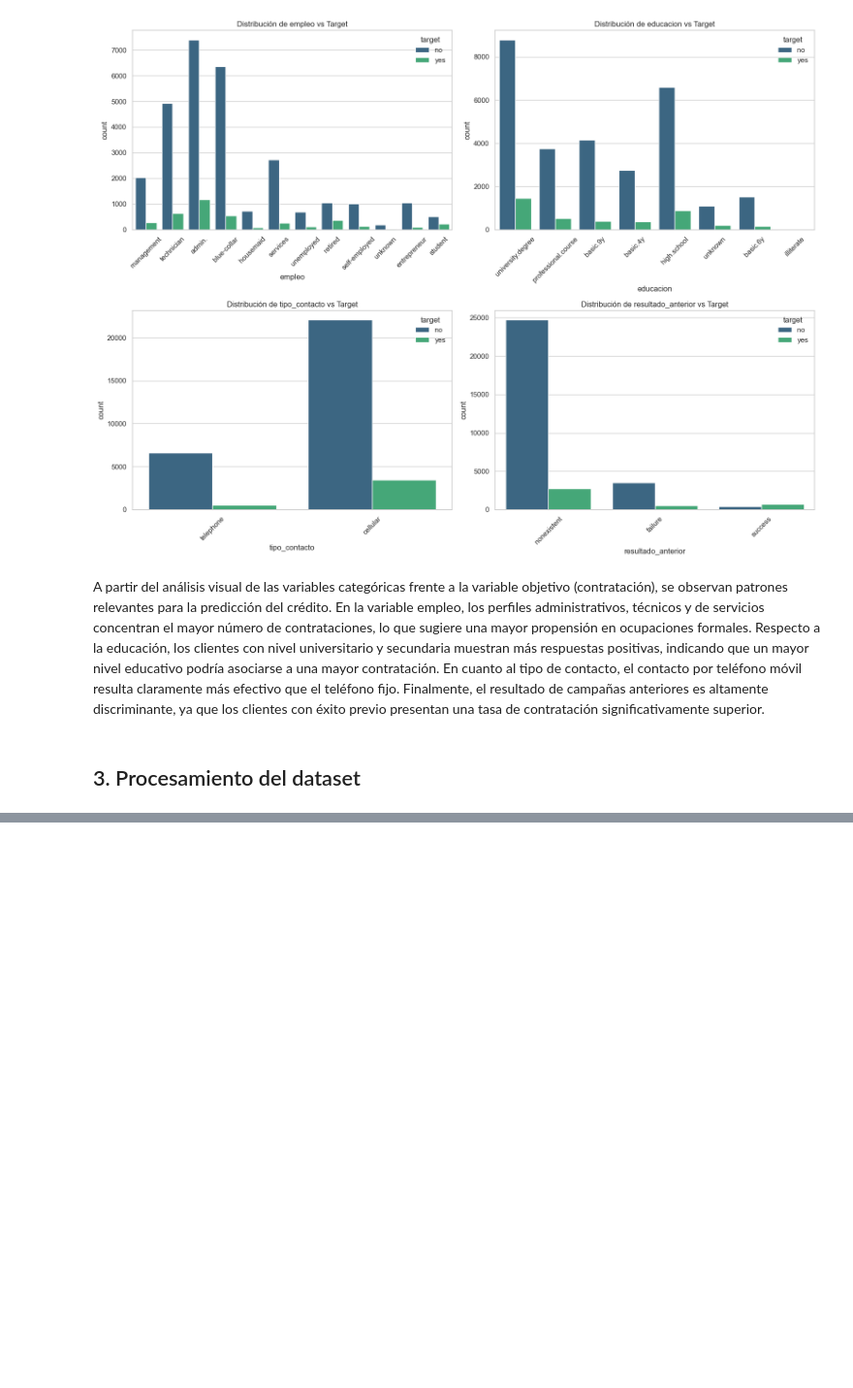
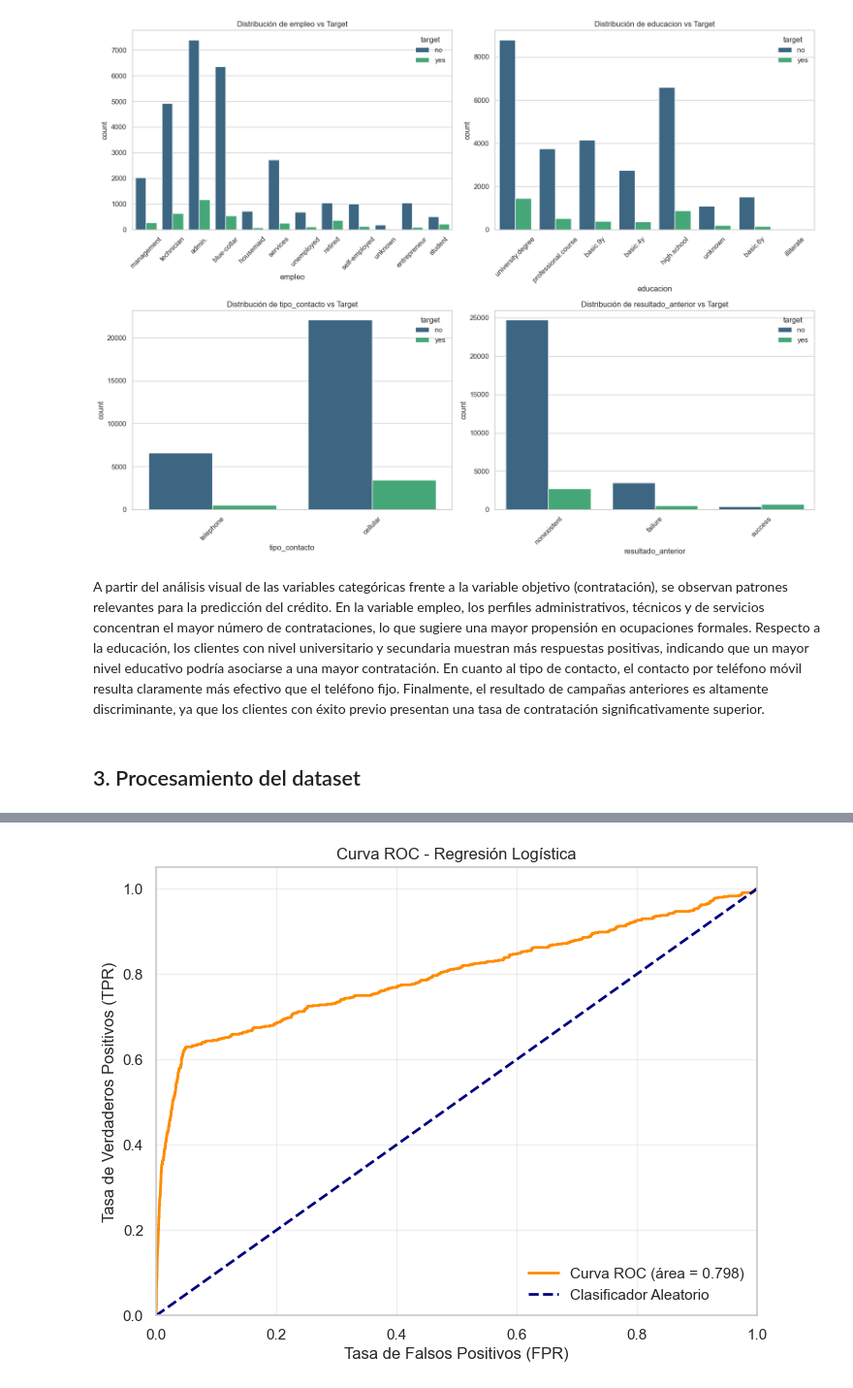
Before and after one commit to Geovart/Machine-learning-project-for-contract-prediction, a Jupyter notebook: notebook/Proyecto-prediccion-contratos.ipynb, the cells around one changed output, grey strips where cells are left out. Shown at 97% size. Saved outputs shown, nothing was run; the diff lists cells and outputs as text; code cells hidden in the pictures; blank space fills up the shorter version.

Commit message:
Modelo entrenado

```diff
--- a/notebook/Proyecto-prediccion-contratos.ipynb
+++ b/notebook/Proyecto-prediccion-contratos.ipynb
@@ -334,13 +367,11 @@ onehot_test = pd.DataFrame(X_test_cat,
 # %%
-# 7. ENSAMBLAJE FINAL (X_train y X_test con 100% de coincidencia de columnas)
-X_train = pd.concat([train_prep[num_features], onehot_train], axis=1)
-X_test = pd.concat([test_prep[num_features], onehot_test], axis=1)
+# 5. CONCATENACIÓN FINAL: Unir numéricas (ya escaladas) con las nuevas categóricas
+X_train_final = pd.concat([train_prep[num_features], onehot_train], axis=1)
+X_test_final = pd.concat([test_prep[num_features], onehot_test], axis=1)
 
-print("\n✅ PROCESAMIENTO COMPLETADO EXITOSAMENTE")
-print(f" X_train: {X_train.shape} | y_train: {y_train.shape}")
-print(f" X_test:  {X_test.shape} | y_test:  {y_test.shape}")
-
-# Verificación de que no hay nulos ni objetos
-if X_train.isnull().sum().sum() == 0 and X_train.select_dtypes(include='object').empty:
-    print(" Los datos están limpios, escalados y listos para modelar.")
+print("\n✅ PROCESAMIENTO TOTAL COMPLETADO")
+print(f"Dimensiones finales X_train: {X_train_final.shape}")
+print(f"Dimensiones finales X_test:  {X_test_final.shape}")
+print(f"   y_train shape: {y_train.shape}")
+print(f"   y_test shape: {y_test.shape}")
 # %% [output]
@@ -350,0 +385,62 @@ if X_train.isnull().sum().sum() == 0 and X_train.select_dtypes(include='object')
+# %%
+
+# 1. Definición de la batería de modelos
+modelos = {
+    "Regresión Logística": LogisticRegression(max_iter=1000),
+    "Árbol de Decisión": DecisionTreeClassifier(max_depth=5),
+    "Random Forest": RandomForestClassifier(n_estimators=100, max_depth=10, random_state=42),
+    "Gradient Boosting": GradientBoostingClassifier(random_state=42),
+    "K-Nearest Neighbors": KNeighborsClassifier(n_neighbors=7)
+}
+
+# 2. Diccionarios para métricas
+resultados_auc = {}
+modelos_entrenados = {}
+
+print("Iniciando entrenamiento y evaluación...")
+print("-" * 30)
+
+for nombre, modelo in modelos.items():
+    # Entrenamiento
+    modelo.fit(X_train_final, y_train)
+
+    # Predicción de probabilidades (para AUC/ROC) y etiquetas (para métricas base)
+    probs = modelo.predict_proba(X_test_final)[:, 1]
+    preds = modelo.predict(X_test_final)
+
+    # Cálculo de métricas
+    auc = roc_auc_score(y_test, probs)
+    acc = accuracy_score(y_test, preds)
+
+    resultados_auc[nombre] = auc
+    modelos_entrenados[nombre] = {"modelo": modelo, "probs": probs, "preds": preds}
+
+    print(f"✔️ {nombre:20} | AUC: {auc:.4f} | Accuracy: {acc:.4f}")
+
+# 3. Selección del Ganador
+mejor_nombre = max(resultados_auc, key=resultados_auc.get)
+mejor_info = modelos_entrenados[mejor_nombre]
+
+print("\n" + "="*40)
+print(f"🏆 MODELO GANADOR: {mejor_nombre}")
+print("="*40)
+
+# 4. Métricas Detalladas del Ganador
+print("\nReporte de Clasificación Detallado:")
+print(classification_report(y_test, mejor_info["preds"]))
+
+# 5. Representación Gráfica: Curva ROC
+fpr, tpr, _ = roc_curve(y_test, mejor_info["probs"])
+
+plt.figure(figsize=(8, 6))
+plt.plot(fpr, tpr, color='darkorange', lw=2, label=f'Curva ROC (área = {resultados_auc[mejor_nombre]:.3f})')
+plt.plot([0, 1], [0, 1], color='navy', lw=2, linestyle='--', label='Clasificador Aleatorio')
+plt.xlim([0.0, 1.0])
+plt.ylim([0.0, 1.05])
+plt.xlabel('Tasa de Falsos Positivos (FPR)')
+plt.ylabel('Tasa de Verdaderos Positivos (TPR)')
+plt.title(f'Curva ROC - {mejor_nombre}')
+plt.legend(loc="lower right")
+plt.grid(alpha=0.3)
+plt.show()
+# %% [output]
@@ -350,0 +464 @@ if X_train.isnull().sum().sum() == 0 and X_train.select_dtypes(include='object')
+[figure, added]
```
Also changed, not shown: parts of 23 cells of this notebook.
